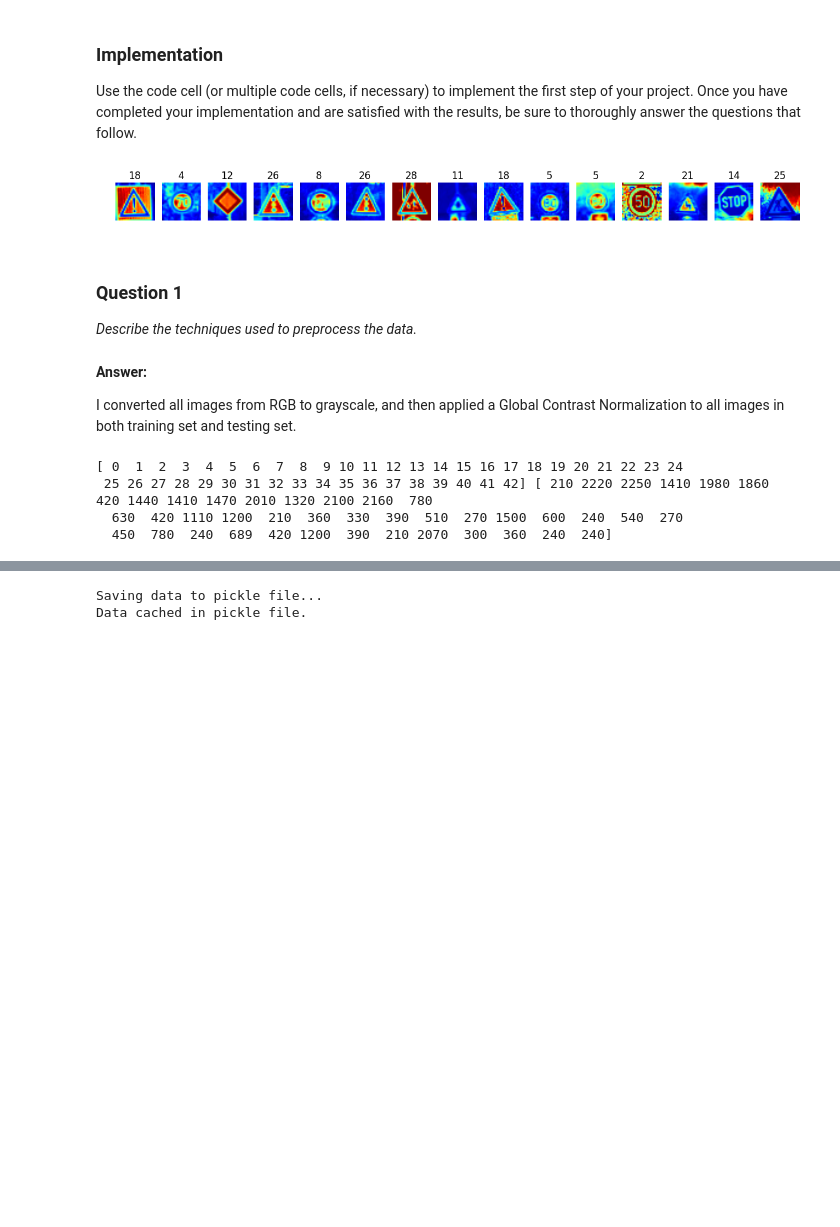
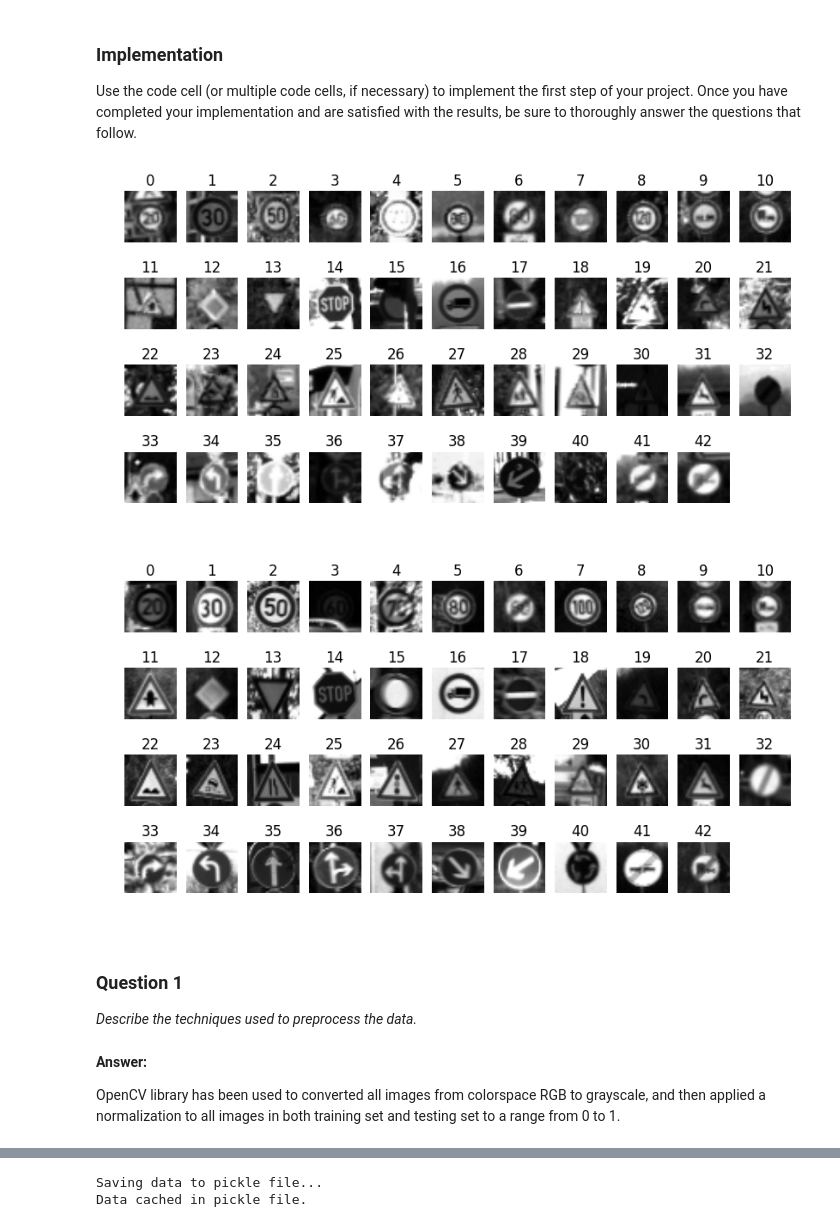
Before and after one commit to hangyao/Udacity_SDCND_traffic-signs, a Jupyter notebook: Traffic_Signs_Recognition.ipynb, the cells around one changed output, grey strips where cells are left out. Drawn from its saved outputs; the diff is of its cells as text; code cells hidden in the pictures; blank space fills up the shorter version.

```diff
--- a/Traffic_Signs_Recognition.ipynb
+++ b/Traffic_Signs_Recognition.ipynb
@@ -145,15 +143,39 @@ def GCN(image, min_divisor=1e-6):
-# %%
-X_train_GCN = GCN(RGB2gray(X_train))
-X_test_GCN = GCN(RGB2gray(X_test))
-
-plt.rcParams['figure.figsize'] = (15.0, 15.0)
-f, ax = plt.subplots(nrows=1, ncols=15)
-for i, j in enumerate(np.random.randint(0, n_train, size=15)):
-    ax[i].axis('off')
-    ax[i].set_title(y_train[j], loc='center')
-    ax[i].imshow(X_train_GCN[j,:,:,0])
-# %% [output]
-[figure, removed]
+# %%
+### Preprocess the data here.
+### Feel free to use as many code cells as needed.
+
+def cvtGrayNorm(images):
+    '''Convert RGB images to grayscale, and normalize images from 0 to 1'''
+    convImages = np.ndarray(shape=(images.shape[0],images.shape[1],images.shape[2],1), dtype=float)
+    for i in range(images.shape[0]):
+        img = images[i]
+        img = cv2.cvtColor(img, cv2.COLOR_RGB2GRAY).astype('float')
+        img2 = np.copy(img)
+        img2 = cv2.normalize(img, img2, 0., 1, cv2.NORM_MINMAX)
+        convImages[i, :, :, 0] = img2
+    return convImages
+
+X_train_cvt = cvtGrayNorm(X_train)
+X_test_cvt = cvtGrayNorm(X_test)
+# %%
+def plotImages2(fig, images):
+    '''Plot a grayscale image from each class'''
+    num_rows = 4
+    num_cols = 11
+    fig = plt.figure(fig,figsize=(10,5), dpi=32)
+    gs = gridspec.GridSpec(num_rows, num_cols, wspace=0.2, hspace=0.2)
+    ax = [plt.subplot(gs[i]) for i in range(num_rows * num_cols)]
+    for i, im in enumerate(images):
+        ax[i].imshow(im[:, :, 0], cmap="gray")
+        ax[i].set_title(i, loc='center')
+        ax[i].axis('off')
+    ax[i+1].axis('off')
+
+plotImages2(1, getSampleImage(X_train_cvt, y_train))
+plotImages2(2, getSampleImage(X_test_cvt, y_test))
+# %% [output]
+[figure, added]
+[figure, added]
 # %% [markdown]
 ### Question 1
 
@@ -161,7 +183,7 @@ _Describe the techniques used to preprocess the data._
 # %% [markdown]
 **Answer:**
 
-I converted all images from RGB to grayscale, and then applied a Global Contrast Normalization to all images in both training set and testing set.
+OpenCV library has been used to converted all images from colorspace RGB to grayscale, and then applied a normalization to all images in both training set and testing set to a range from 0 to 1.
 # %%
 ### Generate data additional (if you want to!)
 ### and split the data into training/validation/testing sets here.
@@ -178,14 +200,6 @@ def random_transform(img):
     rotate = random.uniform(-15, 15)
 
     rows,cols = img.shape
-    M = cv2.getRotationMatrix2D((cols/2+transx,rows/2+transy),rotate,scale)
-    dst = cv2.warpAffine(img,M,(cols,rows))
+    M = cv2.getRotationMatrix2D((cols/2+transx,rows/2+transy), rotate, scale)
+    dst = cv2.warpAffine(img, M, (cols, rows))
     return dst
-
-labels, counts = np.unique(y_train, return_counts=True)
-print(labels, counts)
-# %% [output]
-[ 0  1  2  3  4  5  6  7  8  9 10 11 12 13 14 15 16 17 18 19 20 21 22 23 24
- 25 26 27 28 29 30 31 32 33 34 35 36 37 38 39 40 41 42] [ 210 2220 2250 1410 1980 1860  420 1440 1410 1470 2010 1320 2100 2160  780
-  630  420 1110 1200  210  360  330  390  510  270 1500  600  240  540  270
-  450  780  240  689  420 1200  390  210 2070  300  360  240  240]
```
Also changed, not shown: parts of 16 cells of this notebook.
